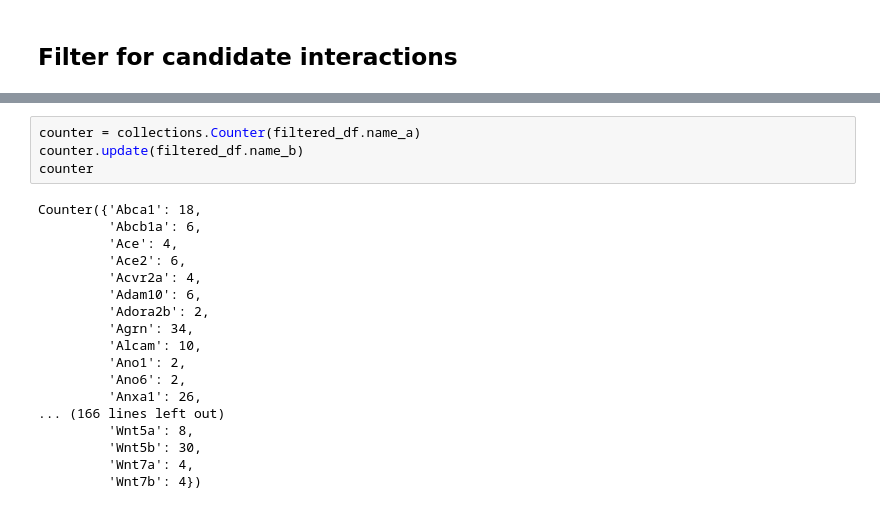
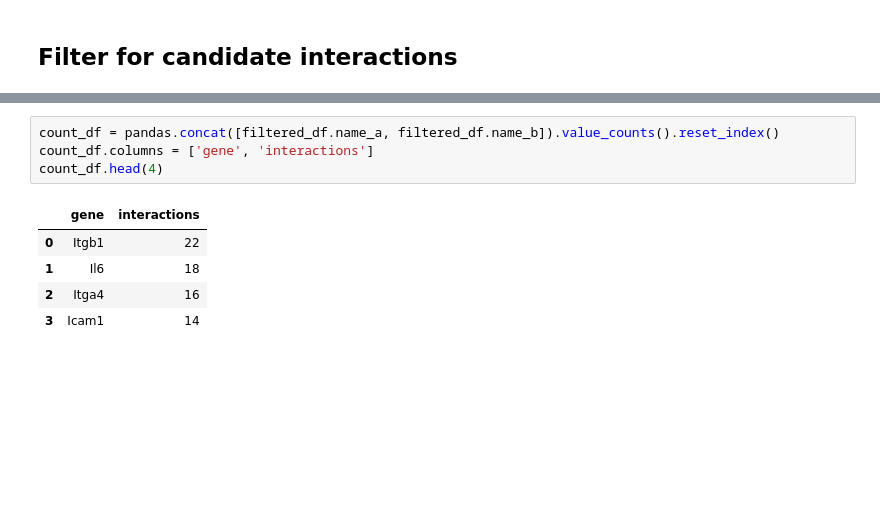
Before and after one commit to dzoll/opcendo, a Jupyter notebook: interaction.ipynb, the cells around one changed output, grey strips where cells are left out. Saved outputs shown, nothing was run; the diff lists cells and outputs as text; blank space fills up the shorter version.

```diff
--- a/interaction.ipynb
+++ b/interaction.ipynb
@@ -153,24 +119,12 @@ filtered_df.sort_values('opc_fc_b', ascending=False).head(20)
-# %%
-counter = collections.Counter(filtered_df.name_a)
-counter.update(filtered_df.name_b)
-counter
-# %% [output]
-Counter({'Abca1': 18,
-         'Abcb1a': 6,
-         'Ace': 4,
-         'Ace2': 6,
-         'Acvr2a': 4,
-         'Adam10': 6,
-         'Adora2b': 2,
-         'Agrn': 34,
-         'Alcam': 10,
-         'Ano1': 2,
-         'Ano6': 2,
-         'Anxa1': 26,
-... (166 lines left out)
-         'Wnt5a': 8,
-         'Wnt5b': 30,
-         'Wnt7a': 4,
-         'Wnt7b': 4})
+# %%
+count_df = pandas.concat([filtered_df.name_a, filtered_df.name_b]).value_counts().reset_index()
+count_df.columns = ['gene', 'interactions']
+count_df.head(4)
+# %% [output]
+|  | gene | interactions |
+| 0 | Itgb1 | 22 |
+| 1 | Il6 | 18 |
+| 2 | Itga4 | 16 |
+| 3 | Icam1 | 14 |
 # %%
 # Genes with interactions
```
Also changed, not shown: parts of 16 cells of this notebook, 4 other files.
